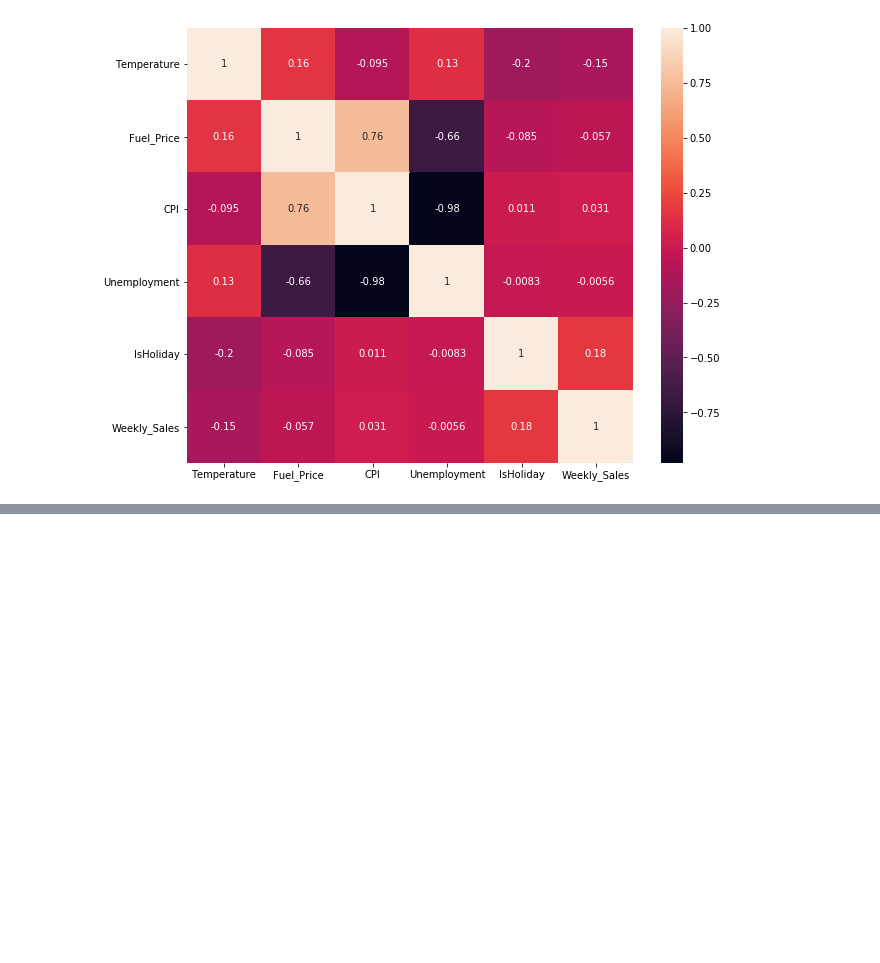
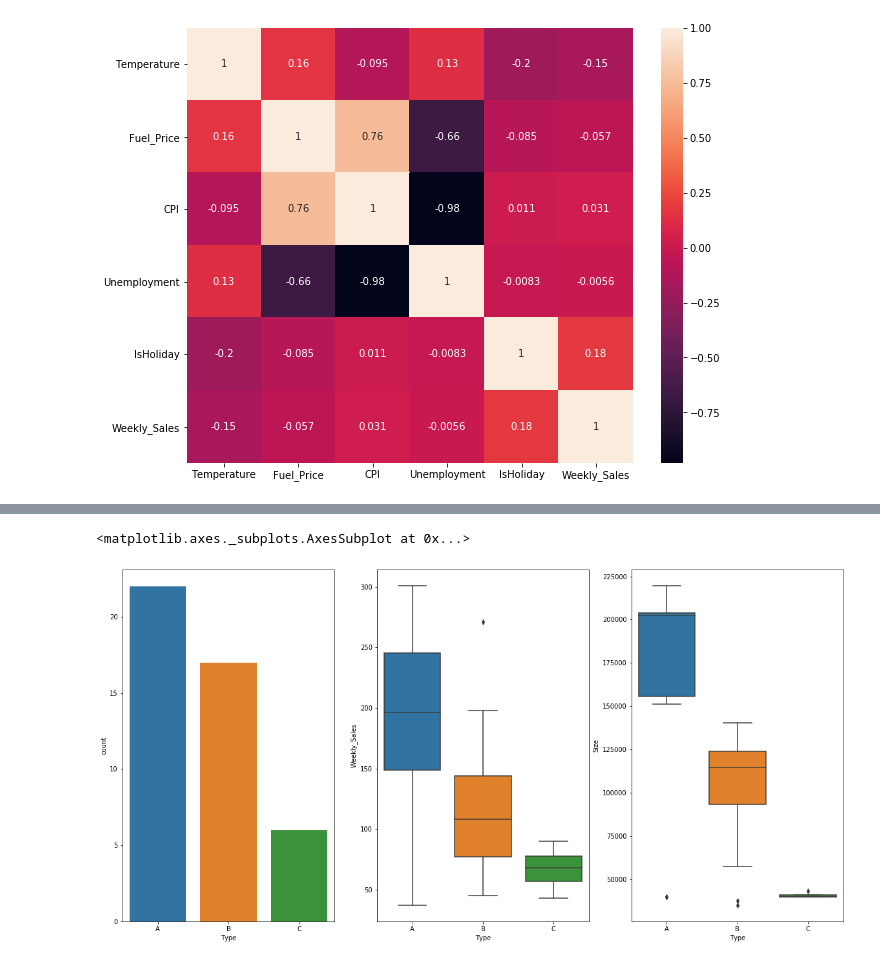
Before and after one commit to patrickbrus/Retail_Data_Analytics, a Jupyter notebook: 1_Data_Exploration.ipynb, the cells around one changed output, grey strips where cells are left out. Saved outputs shown, nothing was run; the diff lists cells and outputs as text; code cells hidden in the pictures; blank space fills up the shorter version.

Commit message:
feat: Added storewise analysis

```diff
--- a/1_Data_Exploration.ipynb
+++ b/1_Data_Exploration.ipynb
@@ -204,0 +207,6 @@ sns.heatmap(data_datewise_df.corr(), annot=True)
+# %%
+sales_df_grouped = sales_df.groupby("Store").agg({"Weekly_Sales": "sum",
+                                                 "IsHoliday": "min"})
+data_storewise_df = pd.merge(stores_df, sales_df_grouped, on=["Store"], how="left")
+data_storewise_df["Weekly_Sales"] = (data_storewise_df["Weekly_Sales"] / 1e6).astype(int)
+data_storewise_df.head()
@@ -204,0 +220,9 @@ sns.heatmap(data_datewise_df.corr(), annot=True)
+# %%
+# create histogram of weekly sales per store
+fig, (ax1, ax2, ax3) = plt.subplots(1, 3, figsize=(20, 10))
+sns.countplot(data_storewise_df["Type"], ax=ax1)
+sns.boxplot(data=data_storewise_df, y="Weekly_Sales", x="Type", ax=ax2)
+sns.boxplot(data=data_storewise_df, y="Size", x="Type", ax=ax3)
+# %% [output]
+<matplotlib.axes._subplots.AxesSubplot at 0x...>
+[figure, added]
```
Also changed, not shown: parts of 4 cells of this notebook.
